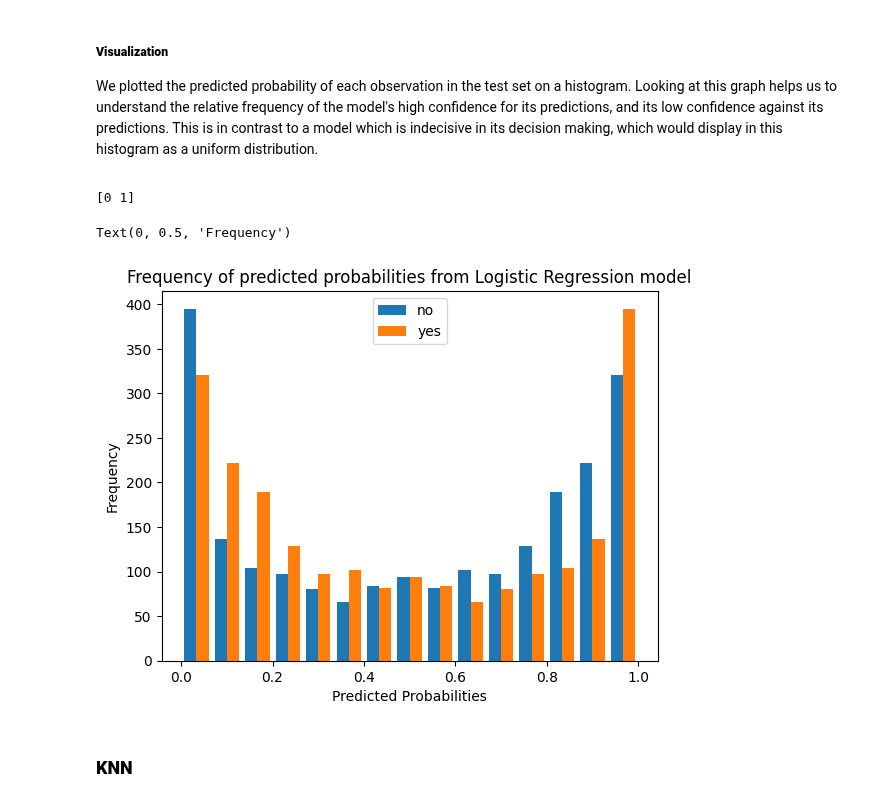
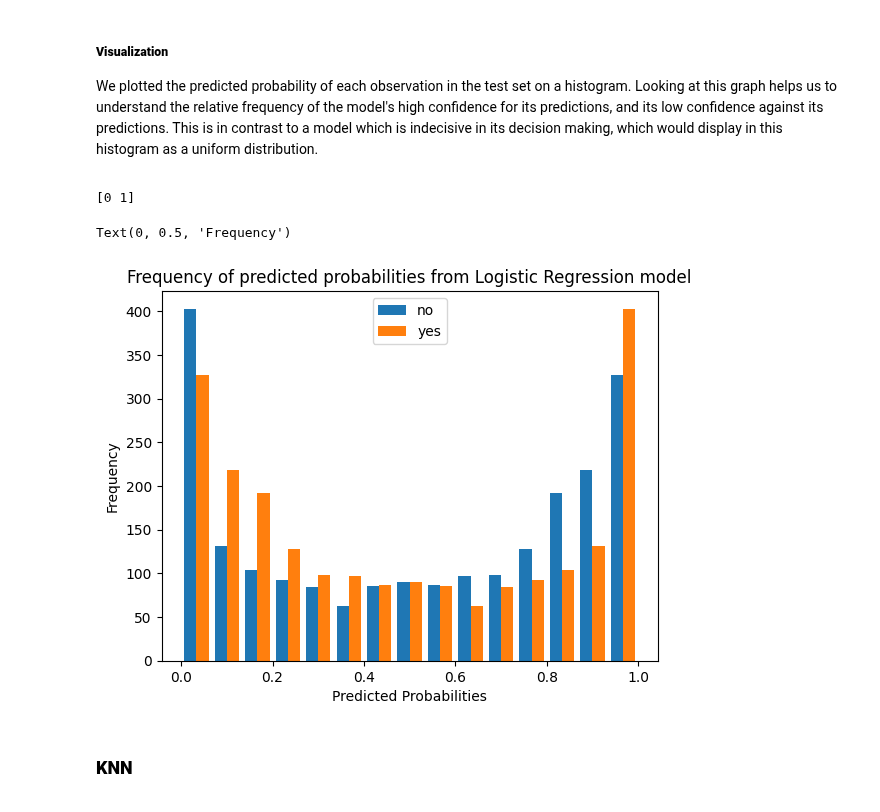
Before and after one commit to BakingPancakes/ML-for-Business-Decision-Making-Project, a Jupyter notebook: main.ipynb, the cells around one changed output. Saved outputs shown, nothing was run; the diff lists cells and outputs as text; code cells hidden in the pictures.

```diff
--- a/main.ipynb
+++ b/main.ipynb
@@ -618,18 +595,18 @@ print(ci_lower, ci_upper)
 
 We plotted the predicted probability of each observation in the test set on a histogram. Looking at this graph helps us to understand the relative frequency of the model's high confidence for its predictions, and its low confidence against its predictions. This is in contrast to a model which is indecisive in its decision making, which would display in this histogram as a uniform distribution.
 # %%
-prob_est = tuned_lr.predict_proba(X_test_processed)
+prob_est = random_discrete.predict_proba(X_test_processed)
 plt.hist(prob_est, bins=15)
 
-print(tuned_lr.classes_)
+print(random_discrete.classes_)
 plt.legend(['no', 'yes'])
 plt.title("Frequency of predicted probabilities from Logistic Regression model")
 plt.xlabel('Predicted Probabilities')
 plt.ylabel('Frequency')
 # %% [output]
 [0 1]
 Text(0, 0.5, 'Frequency')
-[figure, old version]
+[figure, new version]
 # %% [markdown]
 <div style= "font-family: 'Georgia', serif;" >
 
```
Also changed, not shown: parts of 26 cells of this notebook, 2 other files.
